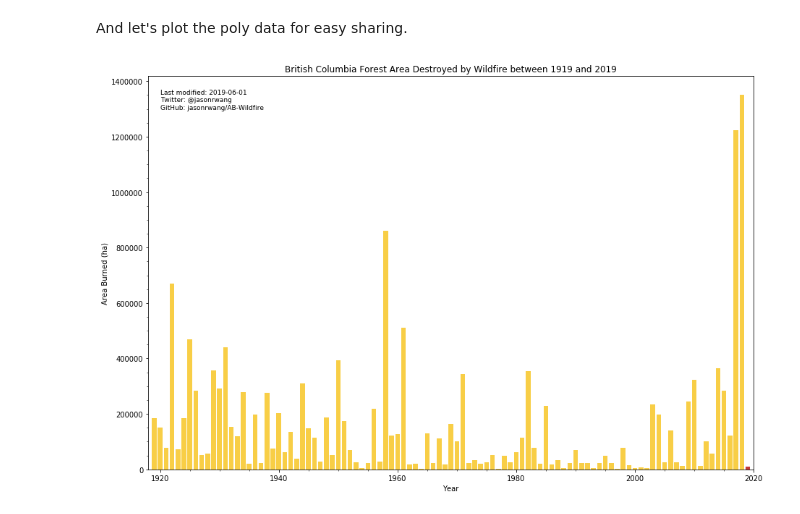
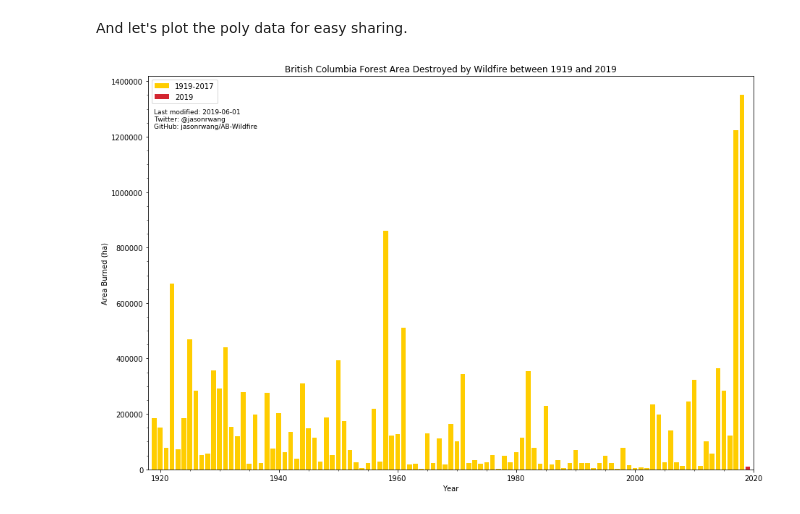
Before and after one commit to jasonrwang/AB-Wildfire, a Jupyter notebook: BC-Wildfire.ipynb, the cells around one changed output. Saved outputs shown, nothing was run; the diff lists cells and outputs as text; code cells hidden in the pictures.

```diff
--- a/BC-Wildfire.ipynb
+++ b/BC-Wildfire.ipynb
@@ -177,23 +177,24 @@ And let's plot the poly data for easy sharing.
 # %%
 fig = plt.figure(figsize=(15,10))
 ax = fig.add_subplot(111)
 
-plt.bar(df_ply_sub['Year'], df_ply_sub['Area'], color='#f8ce46')
-plt.bar(df_ply_sub['Year'].tail(1), df_ply_sub['Area'].tail(1), color='#c23838')
+plt.bar(df_ply_sub['Year'], df_ply_sub['Area'], color='#ffcd00', label='1919-2017')
+plt.bar(df_ply_sub['Year'].tail(1), df_ply_sub['Area'].tail(1), color='#d32530', label='2019')
 # Colours taken from the BC flag :)
+plt.legend()
 
 ax.set(xlabel = 'Year',
        ylabel='Area Burned (ha)',
        title = 'British Columbia Forest Area Destroyed by Wildfire between 1919 and 2019')
 ax.set_xlim([1918, 2020])
 plt.minorticks_on()
 
 credit = 'Last modified: 2019-06-01\nTwitter: @jasonrwang\nGitHub: jasonrwang/AB-Wildfire'
-ax.text(1920, 1300000, credit, fontsize=9)
+ax.text(1919, 1230000, credit, fontsize=9)
 # ax.text(1, 3, '2016 Fort\nMcMurray Fire', fontsize=10, horizontalalignment='center') # In case anyone has insights
 
 # Save the the figure for other uses
 plt.savefig('img/BCWildfires_1919-2019.png')
 plt.show()
 # %% [output]
-[figure, old version]
+[figure, new version]
```
Also changed, not shown: 1 other file.
